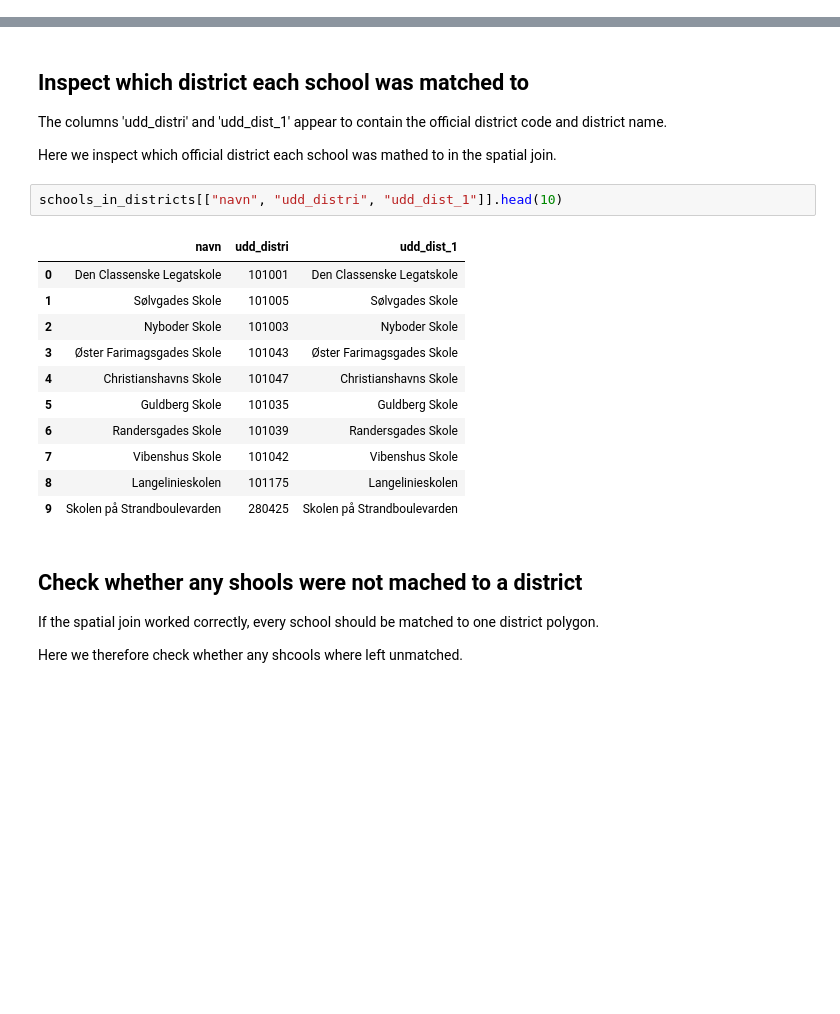
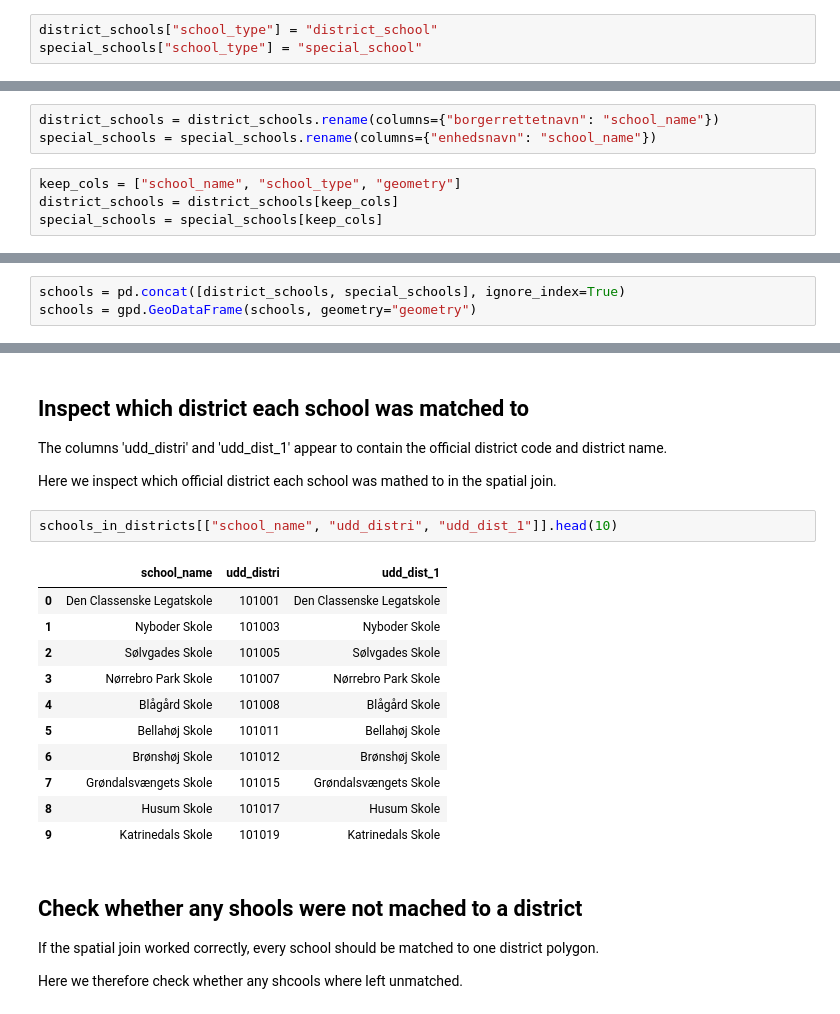
Before and after one commit to peterkriegel/safe-bike-paths-to-school-cph, a Jupyter notebook: notebooks/01_prepare_datasets.ipynb, the cells around one changed output, grey strips where cells are left out. Drawn from its saved outputs; the diff is of its cells as text; blank space fills up the shorter version.

Commit message:
update notebooks: replace skoler.csv workflow with merged geopackage school datasets

```diff
--- a/notebooks/01_prepare_datasets.ipynb
+++ b/notebooks/01_prepare_datasets.ipynb
@@ -223,0 +198,3 @@ schools.to_file(
+# %%
+district_schools["school_type"] = "district_school"
+special_schools["school_type"] = "special_school"
@@ -223,0 +205,7 @@ schools.to_file(
+# %%
+district_schools = district_schools.rename(columns={"borgerrettetnavn": "school_name"})
+special_schools = special_schools.rename(columns={"enhedsnavn": "school_name"})
+# %%
+keep_cols = ["school_name", "school_type", "geometry"]
+district_schools = district_schools[keep_cols]
+special_schools = special_schools[keep_cols]
@@ -223,0 +219,3 @@ schools.to_file(
+# %%
+schools = pd.concat([district_schools, special_schools], ignore_index=True)
+schools = gpd.GeoDataFrame(schools, geometry="geometry")
@@ -529,19 +574,19 @@ The columns 'udd_distri' and 'udd_dist_1' appear to contain the official distric
 
 Here we inspect which official district each school was mathed to in the spatial join.
 # %%
-schools_in_districts[["navn", "udd_distri", "udd_dist_1"]].head(10)
+schools_in_districts[["school_name", "udd_distri", "udd_dist_1"]].head(10)
 # %% [output]
-|  | navn | udd_distri | udd_dist_1 |
+|  | school_name | udd_distri | udd_dist_1 |
 | 0 | Den Classenske Legatskole | 101001 | Den Classenske Legatskole |
-| 1 | Sølvgades Skole | 101005 | Sølvgades Skole |
-| 2 | Nyboder Skole | 101003 | Nyboder Skole |
-| 3 | Øster Farimagsgades Skole | 101043 | Øster Farimagsgades Skole |
-| 4 | Christianshavns Skole | 101047 | Christianshavns Skole |
-| 5 | Guldberg Skole | 101035 | Guldberg Skole |
-| 6 | Randersgades Skole | 101039 | Randersgades Skole |
-| 7 | Vibenshus Skole | 101042 | Vibenshus Skole |
-| 8 | Langelinieskolen | 101175 | Langelinieskolen |
-| 9 | Skolen på Strandboulevarden | 280425 | Skolen på Strandboulevarden |
+| 1 | Nyboder Skole | 101003 | Nyboder Skole |
+| 2 | Sølvgades Skole | 101005 | Sølvgades Skole |
+| 3 | Nørrebro Park Skole | 101007 | Nørrebro Park Skole |
+| 4 | Blågård Skole | 101008 | Blågård Skole |
+| 5 | Bellahøj Skole | 101011 | Bellahøj Skole |
+| 6 | Brønshøj Skole | 101012 | Brønshøj Skole |
+| 7 | Grøndalsvængets Skole | 101015 | Grøndalsvængets Skole |
+| 8 | Husum Skole | 101017 | Husum Skole |
+| 9 | Katrinedals Skole | 101019 | Katrinedals Skole |
 # %% [markdown]
 ## Check whether any shools were not mached to a district
 
```
Also changed, not shown: parts of 51 cells of this notebook, 2 other files.
